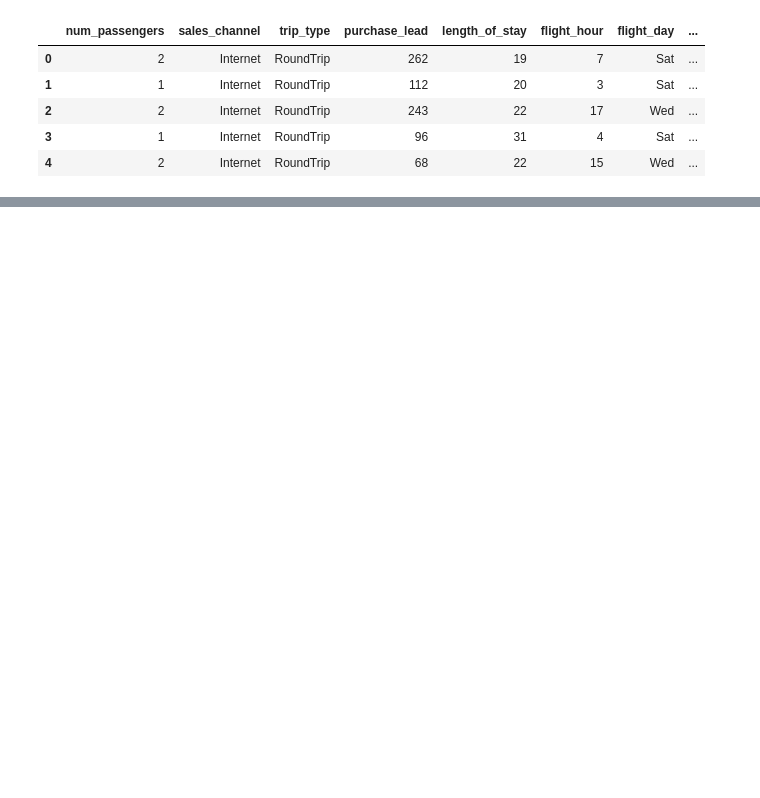
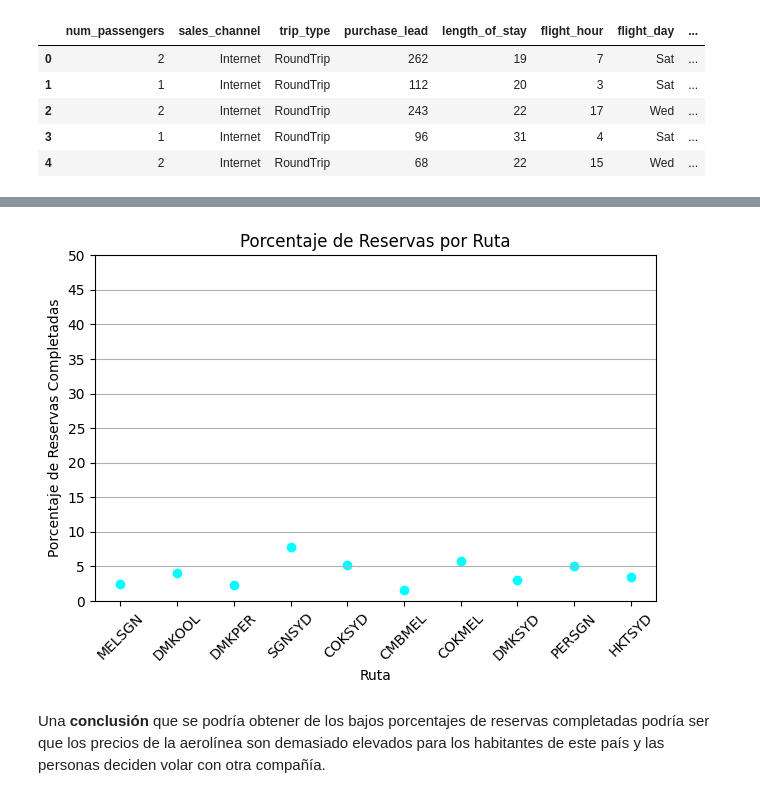
Before and after one commit to alexguttlein/TP1-AnalisisExploratorioDeDatos, a Jupyter notebook: TP1_Análisis_Exploratorio_de_Datos.ipynb, the cells around one changed output, grey strips where cells are left out. Saved outputs shown, nothing was run; the diff lists cells and outputs as text; code cells hidden in the pictures; blank space fills up the shorter version.

```diff
--- a/TP1_Análisis_Exploratorio_de_Datos.ipynb
+++ b/TP1_Análisis_Exploratorio_de_Datos.ipynb
@@ -26,0 +174,3 @@ customer_airways.head()
+# %%
+#busco analizar si hay algun patron entre las rutas de las reservas completas y las incompletas de los australianos
+australia_reservas = customer_airways.loc[customer_airways['booking_origin'] == 'Australia',:]
@@ -26,0 +202,16 @@ customer_airways.head()
+# %%
+#agrego una columna con el total de veces que se repite cada ruta
+australia_reservas_ok['route_total'] = australia_reservas_ok.groupby('route')['booking_complete'].transform('count')
+australia_reservas_no['route_total'] = australia_reservas_no.groupby('route')['booking_complete'].transform('count')
+
+#elimino las rutas duplicadas para que cada una solo aparezca una vez con su respectivo numero de repeticiones
+australia_reservas_ok = australia_reservas_ok.drop_duplicates(subset=['route']).sort_values(by='route_total', ascending=False).reset_index()
+australia_reservas_ok = australia_reservas_ok.drop('index',axis=1)
+
+australia_reservas_no = australia_reservas_no.drop_duplicates(subset=['route']).sort_values(by='route_total', ascending=False).reset_index()
+australia_reservas_no = australia_reservas_no.drop('index',axis=1)
+# %%
+#se toman las 10 rutas más consultadas para luego analizar el porcentaje de reservas completadas de cada una de estas
+australia_reservas_no = australia_reservas_no.sort_values(by='route_total',ascending=False).head(10)
+australia_reservas_no = australia_reservas_no[['booking_origin', 'route', 'route_total']]
+australia_reservas_no
@@ -26,0 +230,10 @@ customer_airways.head()
+# %%
+#se fusionan ambos datasets pero solo considerando las rutas más consultadas.
+australia_reservas_merge = pd.merge(australia_reservas_no, australia_reservas_ok, on='route', how='left')
+
+#al dataset de las rutas más consultadas se le agrega una columna con el total de reservas completadas para cada ruta.
+australia_reservas_no['route_total_reserved'] = australia_reservas_merge['route_total_y']
+
+#se calcula el porcentaje de reservas completadas.
+australia_reservas_no['route_efectivity_average'] = (australia_reservas_no['route_total_reserved'] / australia_reservas_no['route_total']) * 100
+australia_reservas_no
@@ -26,0 +252,19 @@ customer_airways.head()
+# %%
+plt.scatter(australia_reservas_no['route'], australia_reservas_no['route_efectivity_average'], color='cyan')
+#plt.figure(figsize=(8, 6))
+
+plt.yticks(range(0, 51, 5))
+
+plt.title('Porcentaje de Reservas por Ruta')
+plt.xlabel('Ruta')
+plt.ylabel('Porcentaje de Reservas Completadas')
+
+plt.xticks(rotation=45)
+
+plt.grid(True, axis='y')
+plt.tight_layout()
+plt.show()
+# %% [output]
+[figure, added]
+# %% [markdown]
+Una **conclusión** que se podría obtener de los bajos porcentajes de reservas completadas podría ser que los precios de la aerolínea son demasiado elevados para los habitantes de este país y las personas deciden volar con otra compañía.
```
Also changed, not shown: parts of 18 cells of this notebook.
